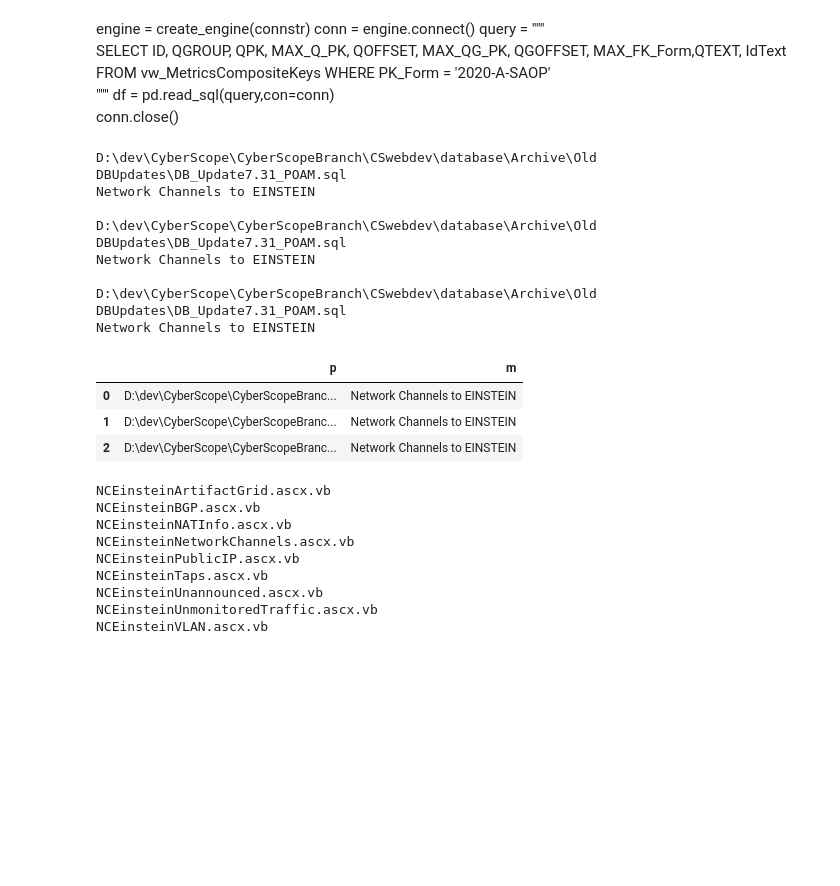
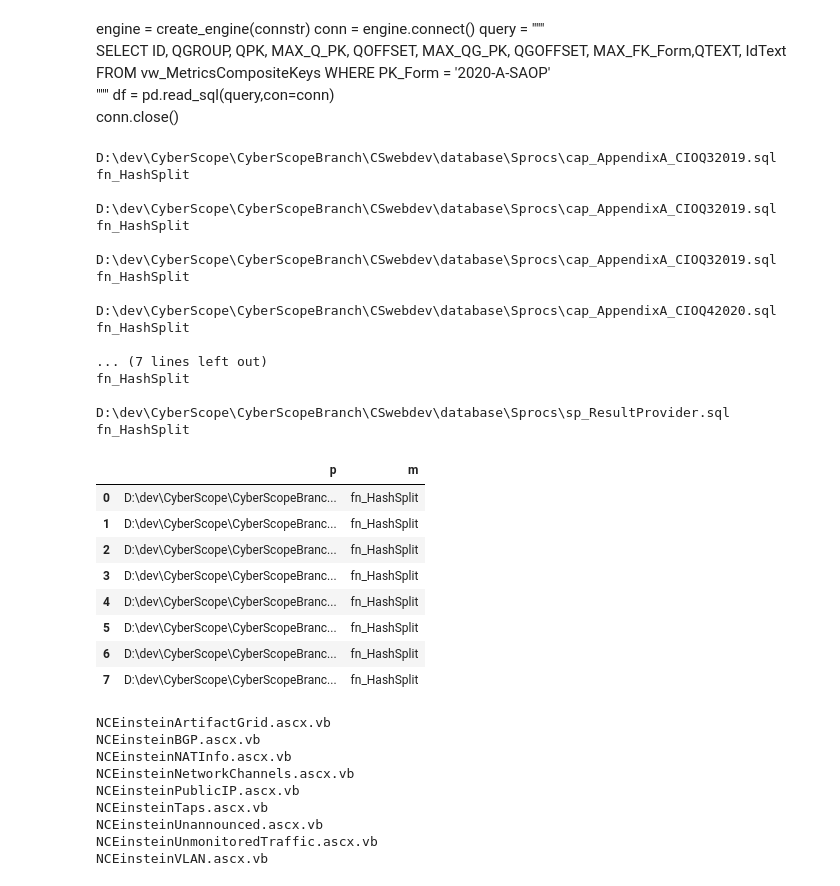
Before and after one commit to tmnkopp/PythonAutomation, a Jupyter notebook: CodeParse.ipynb, the cells around one changed output. Cells and saved outputs as stored; diff of their text form; code cells hidden in the pictures; blank space fills up the shorter version.

```diff
--- a/CodeParse.ipynb
+++ b/CodeParse.ipynb
@@ -27,43 +27,57 @@ s = r'D:\dev\CyberScope\CyberScopeBranch\CSwebdev\database\Views'
 # %%
 lst = []
 ctx = ''
 # directory = r'D:\dev\CyberScope\CyberScopeBranch\CSwebdev\code\CyberScope\CustomControls'
 # directory = r'D:\\dev\\CyberScope\\CyberScopeBranch\\CSwebdev\\code\\CyberScope\\FismaForms\\'
 # D:\dev\CyberScope\CyberScopeBranch\CSwebdev\database\Archive
-directory = r'D:\dev\CyberScope\CyberScopeBranch\CSwebdev\database\Archive\Old DBUpdates'
+directory = r'D:\dev\CyberScope\CyberScopeBranch\CSwebdev\database\Sprocs'
 #dr = re.match('.*\\\(.*)$', directory).group(1)
 ffilter = '.'
 paths = [f.path for f in os.scandir(directory) if ffilter in f.path ]
 for p in paths:
     try:
         with open(p, encoding="utf8", errors='ignore', mode='r') as f:
             c = f.read()
             # while re.search('\n\n', c):
             #    c = re.sub("\n\n", '\n', c)
-            ms = re.findall(f'{ctx}Network Channels to EINSTEIN{ctx}' , c )
+            ms = re.findall(f'{ctx}fn_HashSplit{ctx}' , c )
             for m in ms:
                 print(f'\n{p}')
                 print(f'{m}')
                 lst.append({'p':p,'m':m })
     except Exception as e:
         print(e)
 
 dff = pd.DataFrame(lst)
 dff
 #vdff.to_csv(f'data/cs/assmt_find_{dr}_{ffilter}.csv', index=False)
 # %% [output]
-D:\dev\CyberScope\CyberScopeBranch\CSwebdev\database\Archive\Old DBUpdates\DB_Update7.31_POAM.sql
-Network Channels to EINSTEIN
+D:\dev\CyberScope\CyberScopeBranch\CSwebdev\database\Sprocs\cap_AppendixA_CIOQ32019.sql
+fn_HashSplit
 
-D:\dev\CyberScope\CyberScopeBranch\CSwebdev\database\Archive\Old DBUpdates\DB_Update7.31_POAM.sql
-Network Channels to EINSTEIN
+D:\dev\CyberScope\CyberScopeBranch\CSwebdev\database\Sprocs\cap_AppendixA_CIOQ32019.sql
+fn_HashSplit
 
-D:\dev\CyberScope\CyberScopeBranch\CSwebdev\database\Archive\Old DBUpdates\DB_Update7.31_POAM.sql
-Network Channels to EINSTEIN
+D:\dev\CyberScope\CyberScopeBranch\CSwebdev\database\Sprocs\cap_AppendixA_CIOQ32019.sql
+fn_HashSplit
+
+D:\dev\CyberScope\CyberScopeBranch\CSwebdev\database\Sprocs\cap_AppendixA_CIOQ42020.sql
+fn_HashSplit
+
+... (7 lines left out)
+fn_HashSplit
+
+D:\dev\CyberScope\CyberScopeBranch\CSwebdev\database\Sprocs\sp_ResultProvider.sql
+fn_HashSplit
 |  | p | m |
-| 0 | D:\dev\CyberScope\CyberScopeBranc... | Network Channels to EINSTEIN |
-| 1 | D:\dev\CyberScope\CyberScopeBranc... | Network Channels to EINSTEIN |
-| 2 | D:\dev\CyberScope\CyberScopeBranc... | Network Channels to EINSTEIN |
+| 0 | D:\dev\CyberScope\CyberScopeBranc... | fn_HashSplit |
+| 1 | D:\dev\CyberScope\CyberScopeBranc... | fn_HashSplit |
+| 2 | D:\dev\CyberScope\CyberScopeBranc... | fn_HashSplit |
+| 3 | D:\dev\CyberScope\CyberScopeBranc... | fn_HashSplit |
+| 4 | D:\dev\CyberScope\CyberScopeBranc... | fn_HashSplit |
+| 5 | D:\dev\CyberScope\CyberScopeBranc... | fn_HashSplit |
+| 6 | D:\dev\CyberScope\CyberScopeBranc... | fn_HashSplit |
+| 7 | D:\dev\CyberScope\CyberScopeBranc... | fn_HashSplit |
 # %%
 lst = []
 ctx = ''
```
Also changed, not shown: parts of 1 cell of this notebook, 1 other file.
